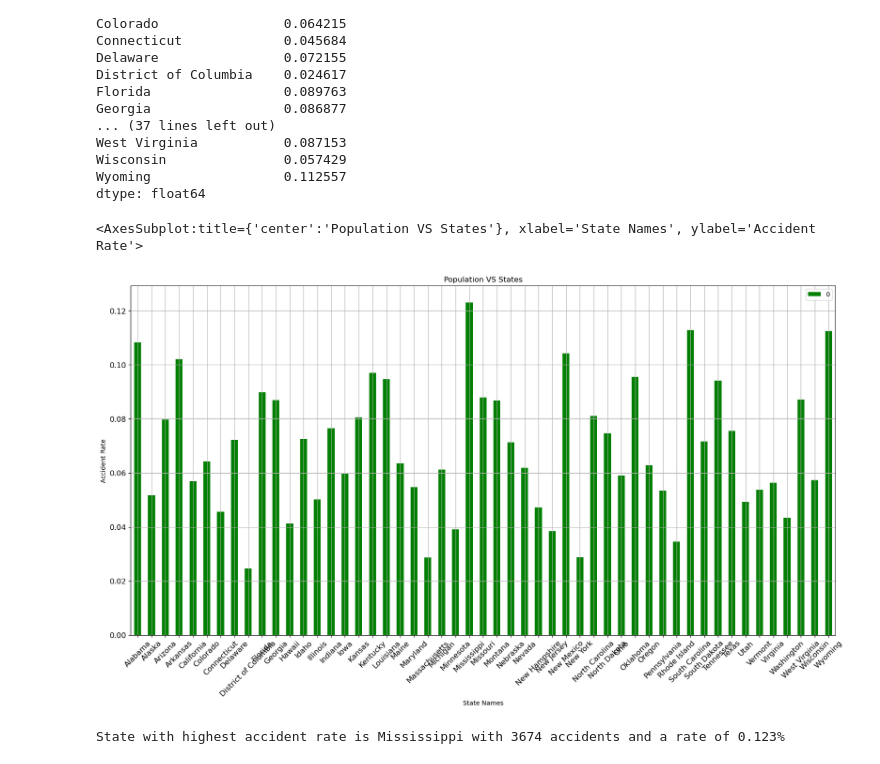
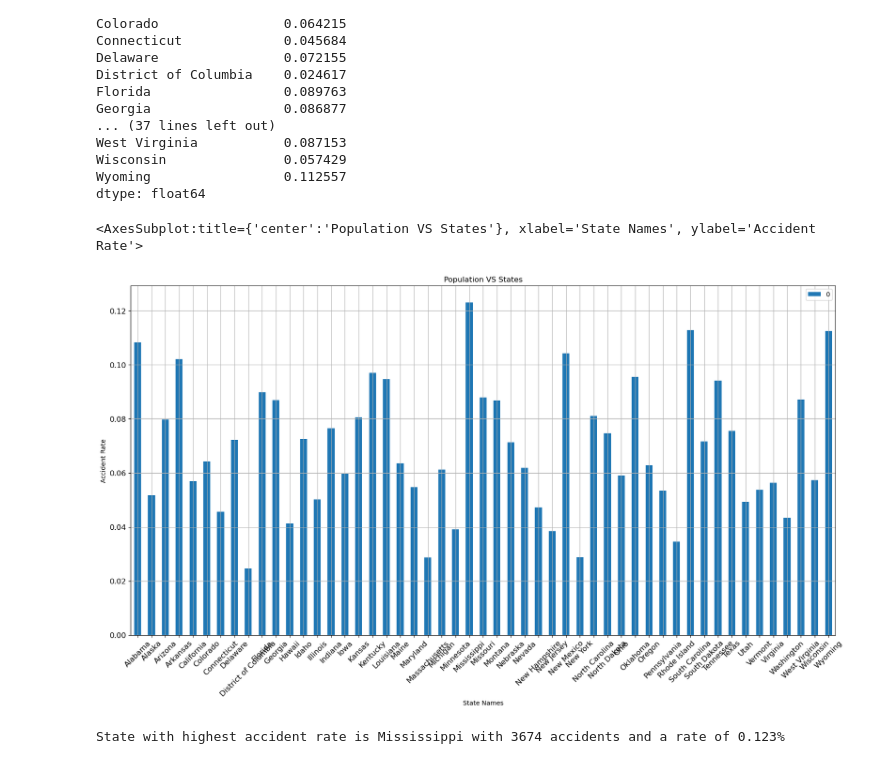
Before and after one commit to Jasneel/WeatherVsAccidents, a Jupyter notebook: main_file_do_not_work_here.ipynb, the cells around one changed output. Cells and saved outputs as stored; diff of their text form; code cells hidden in the pictures.

```diff
--- a/main_file_do_not_work_here.ipynb
+++ b/main_file_do_not_work_here.ipynb
@@ -285,10 +285,10 @@ Wisconsin               0.057429
 Wyoming                 0.112557
 dtype: float64
 # %%
-accident_rate_df.plot(kind='bar', color = ["green"], figsize = (20, 10), rot = 45, fontsize = 12, xlabel= "State Names", ylabel = "Accident Rate", title = "Population VS States", grid = True)
+accident_rate_df.plot(kind='bar', figsize = (20, 10), rot = 45, fontsize = 12, xlabel= "State Names", ylabel = "Accident Rate", title = "Population VS States", grid = True)
 # %% [output]
 <AxesSubplot:title={'center':'Population VS States'}, xlabel='State Names', ylabel='Accident Rate'>
-[figure, old version]
+[figure, new version]
 # %%
 max_idx = accident_rate_df[0].idxmax()
 
```
Also changed, not shown: parts of 30 cells of this notebook.
